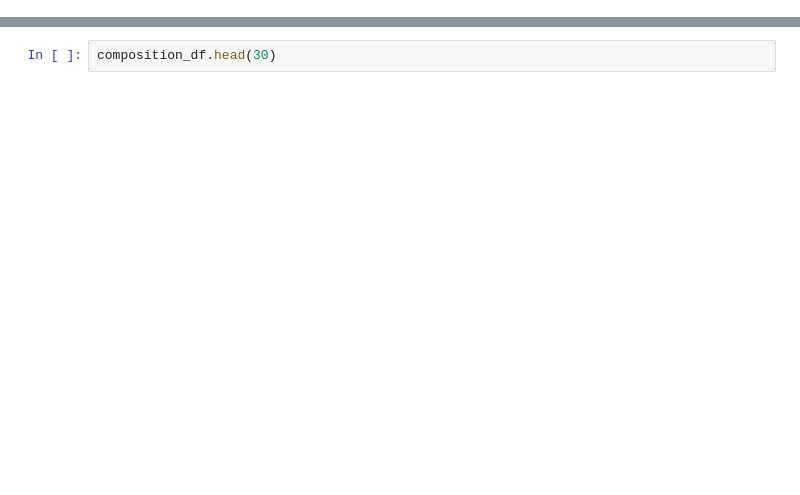
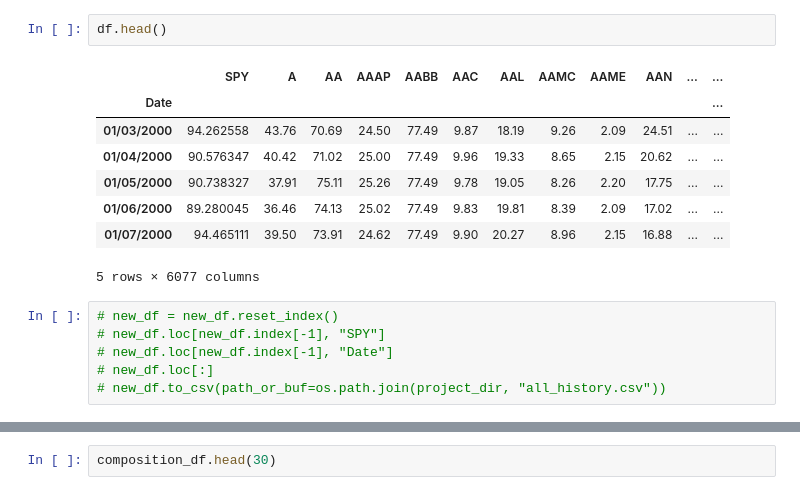
Before and after one commit to LumberJon1/EfficientPortfolio, a Jupyter notebook: EfficientPortfolioNotebook.ipynb, the cells around one changed output, grey strips where cells are left out. Saved outputs shown, nothing was run; the diff lists cells and outputs as text; blank space fills up the shorter version.

```diff
--- a/EfficientPortfolioNotebook.ipynb
+++ b/EfficientPortfolioNotebook.ipynb
@@ -17,3 +62,20 @@ df.head(5)
+# %%
+df.head()
+# %% [output]
+|  | SPY | A | AA | AAAP | AABB | AAC | AAL | AAMC | AAME | AAN | ... | ... |
+| Date |  |  |  |  |  |  |  |  |  |  |  | ... |
+| 01/03/2000 | 94.262558 | 43.76 | 70.69 | 24.50 | 77.49 | 9.87 | 18.19 | 9.26 | 2.09 | 24.51 | ... | ... |
+| 01/04/2000 | 90.576347 | 40.42 | 71.02 | 25.00 | 77.49 | 9.96 | 19.33 | 8.65 | 2.15 | 20.62 | ... | ... |
+| 01/05/2000 | 90.738327 | 37.91 | 75.11 | 25.26 | 77.49 | 9.78 | 19.05 | 8.26 | 2.20 | 17.75 | ... | ... |
+| 01/06/2000 | 89.280045 | 36.46 | 74.13 | 25.02 | 77.49 | 9.83 | 19.81 | 8.39 | 2.09 | 17.02 | ... | ... |
+| 01/07/2000 | 94.465111 | 39.50 | 73.91 | 24.62 | 77.49 | 9.90 | 20.27 | 8.96 | 2.15 | 16.88 | ... | ... |
+5 rows × 6077 columns
+# %%
+# new_df = new_df.reset_index()
+# new_df.loc[new_df.index[-1], "SPY"]
+# new_df.loc[new_df.index[-1], "Date"]
+# new_df.loc[:]
+# new_df.to_csv(path_or_buf=os.path.join(project_dir, "all_history.csv"))
 # %%
 reset_df = df.reset_index()
 date_value = reset_df.loc[reset_df["Date"] == "01/05/2000", "Date"].index[0]
```
Also changed, not shown: parts of 7 cells of this notebook, 1 other file.
